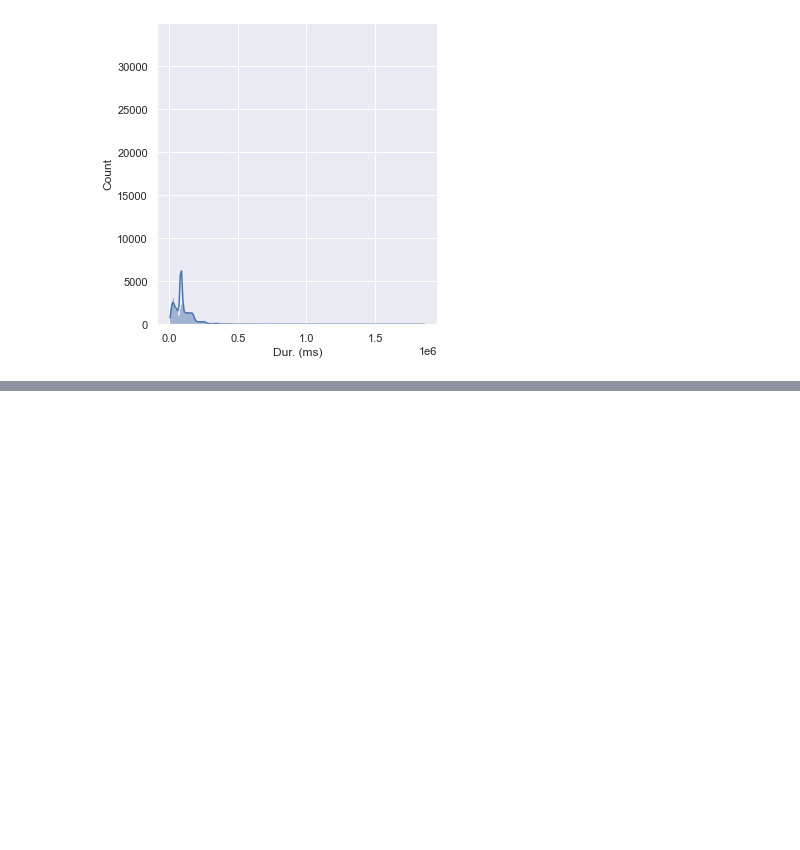
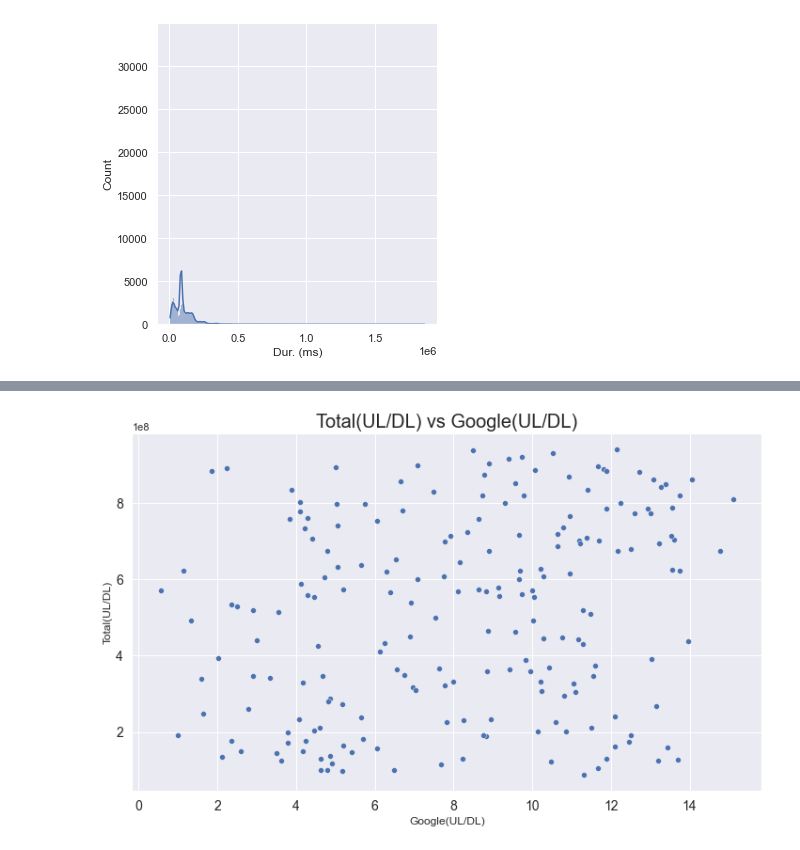
Before and after one commit to sel6/TellCo_Data_Analysis, a Jupyter notebook: notebooks/Data_Explore.ipynb, the cells around one changed output, grey strips where cells are left out. Drawn from its saved outputs; the diff is of its cells as text; code cells hidden in the pictures; blank space fills up the shorter version.

```diff
--- a/notebooks/Data_Explore.ipynb
+++ b/notebooks/Data_Explore.ipynb
@@ -496,0 +503,4 @@ sns.displot(filled['Dur. (ms)'], kde=True)
+# %%
+plot_scatter(filled.head(200), x_col="Google(UL/DL)", y_col="Total(UL/DL)", title="Total(UL/DL) vs Google(UL/DL)")
+# %% [output]
+[figure, added]
```
Also changed, not shown: parts of 6 cells of this notebook.
